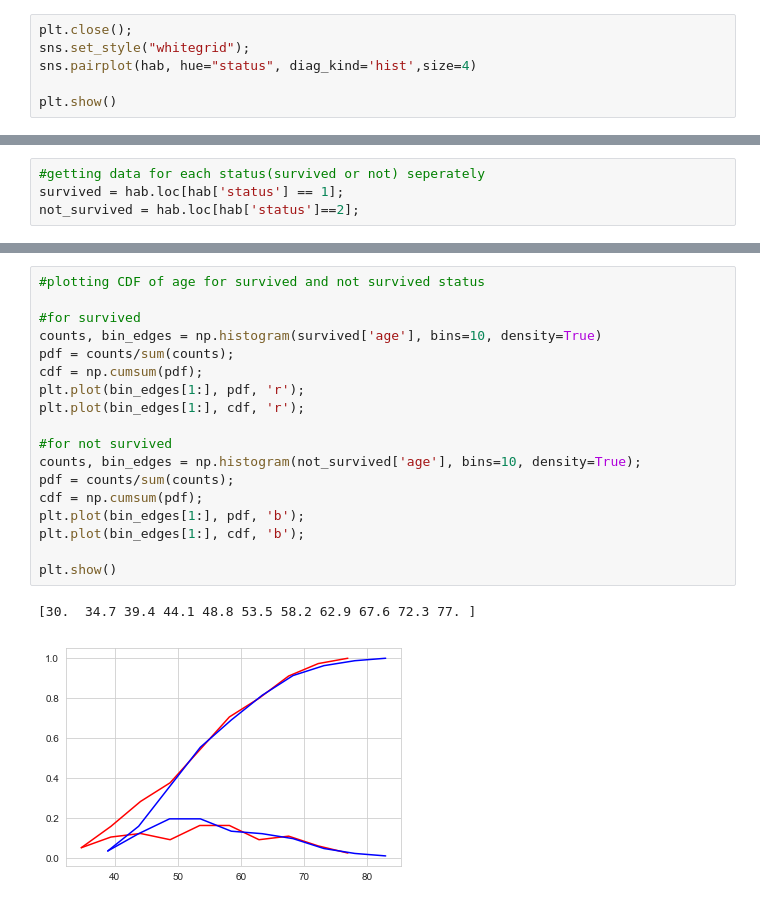
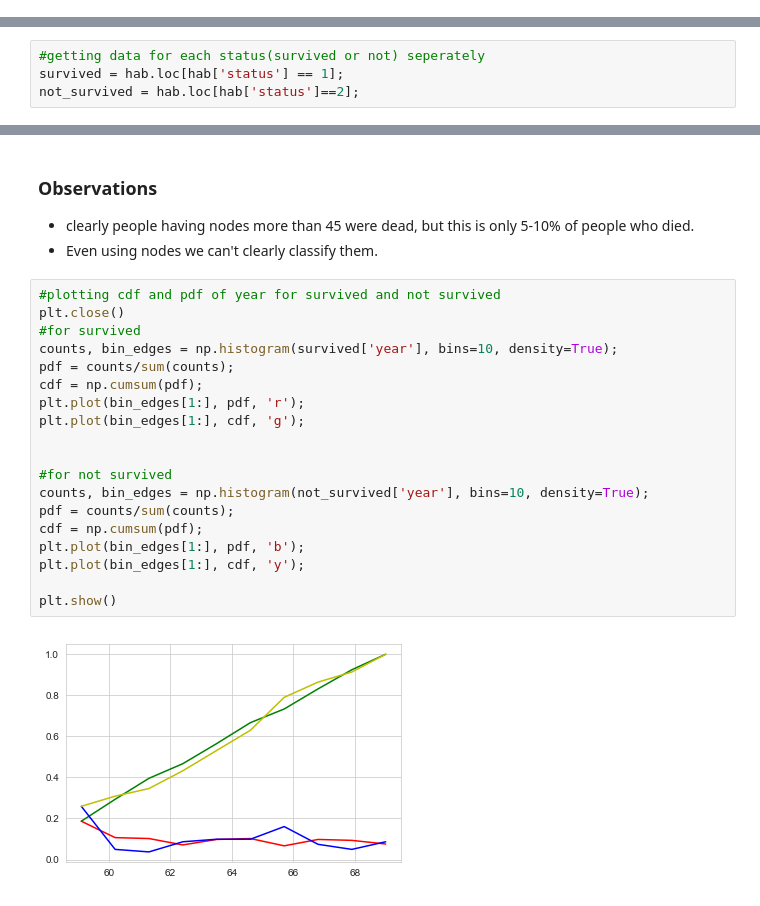
Before and after one commit to shubham-mishra/ML-Material, a Jupyter notebook: 2 Data Science- Exploratory Data Analysis and Data Visualization/1 Plotting for EDA/haberman_analysis.ipynb, the cells around one changed output, grey strips where cells are left out. Cells and saved outputs as stored; diff of their text form.

```diff
--- a/2 Data Science- Exploratory Data Analysis and Data Visualization/1 Plotting for EDA/haberman_analysis.ipynb
+++ b/2 Data Science- Exploratory Data Analysis and Data Visualization/1 Plotting for EDA/haberman_analysis.ipynb
@@ -26,9 +26,3 @@ hab['status'].value_counts()
 1    225
 2     81
 Name: status, dtype: int64
-# %%
-plt.close();
-sns.set_style("whitegrid");
-sns.pairplot(hab, hue="status", diag_kind='hist',size=4)
-
-plt.show()
@@ -56,21 +126,25 @@ not_survived = hab.loc[hab['status']==2];
+# %% [markdown]
+### Observations
+* clearly people having nodes more than 45 were dead, but this is only 5-10% of people who died.
+* Even using nodes we can't clearly classify them.
 # %%
-#plotting CDF of age for survived and not survived status
-
+#plotting cdf and pdf of year for survived and not survived
+plt.close()
 #for survived
-counts, bin_edges = np.histogram(survived['age'], bins=10, density=True)
+counts, bin_edges = np.histogram(survived['year'], bins=10, density=True);
 pdf = counts/sum(counts);
 cdf = np.cumsum(pdf);
 plt.plot(bin_edges[1:], pdf, 'r');
-plt.plot(bin_edges[1:], cdf, 'r');
+plt.plot(bin_edges[1:], cdf, 'g');
+
 
 #for not survived
-counts, bin_edges = np.histogram(not_survived['age'], bins=10, density=True);
+counts, bin_edges = np.histogram(not_survived['year'], bins=10, density=True);
 pdf = counts/sum(counts);
 cdf = np.cumsum(pdf);
 plt.plot(bin_edges[1:], pdf, 'b');
-plt.plot(bin_edges[1:], cdf, 'b');
+plt.plot(bin_edges[1:], cdf, 'y');
 
 plt.show()
 # %% [output]
-[30.  34.7 39.4 44.1 48.8 53.5 58.2 62.9 67.6 72.3 77. ]
-[figure, old version]
+[figure, new version]
```
Also changed, not shown: parts of 26 cells of this notebook, 2 other files.
